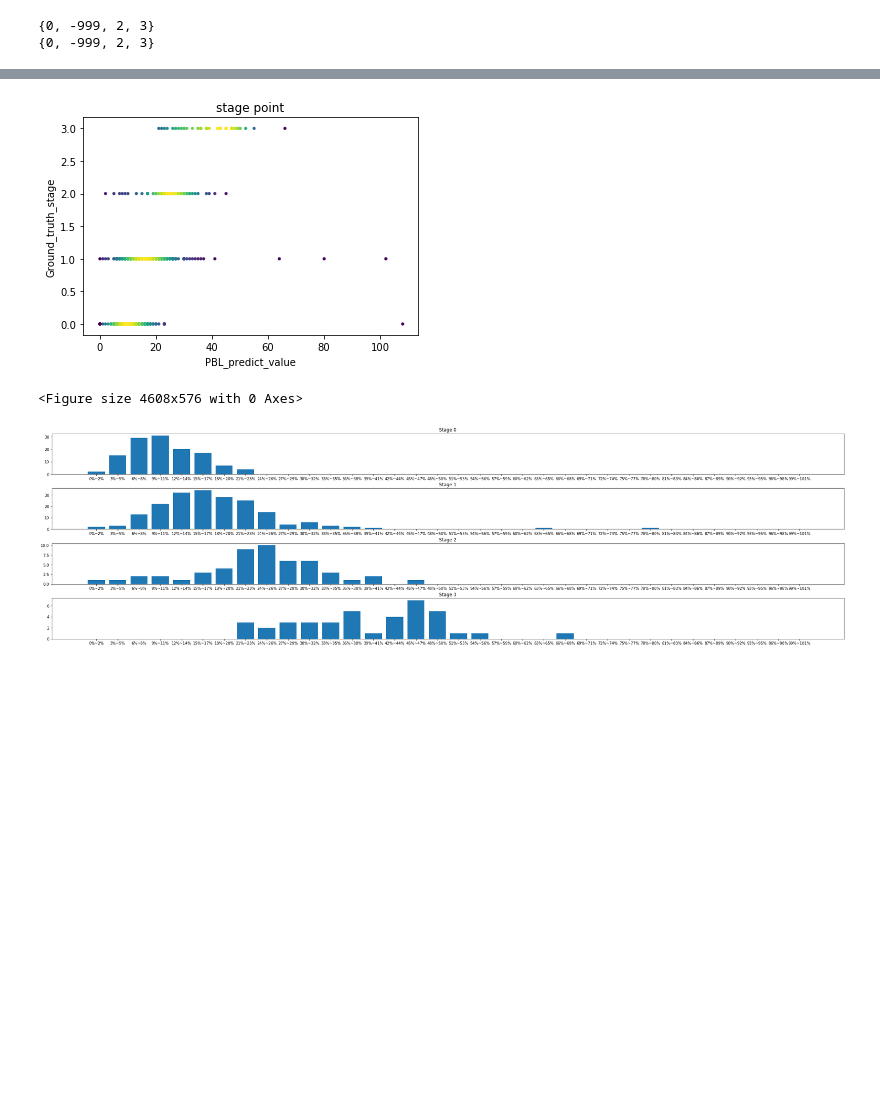
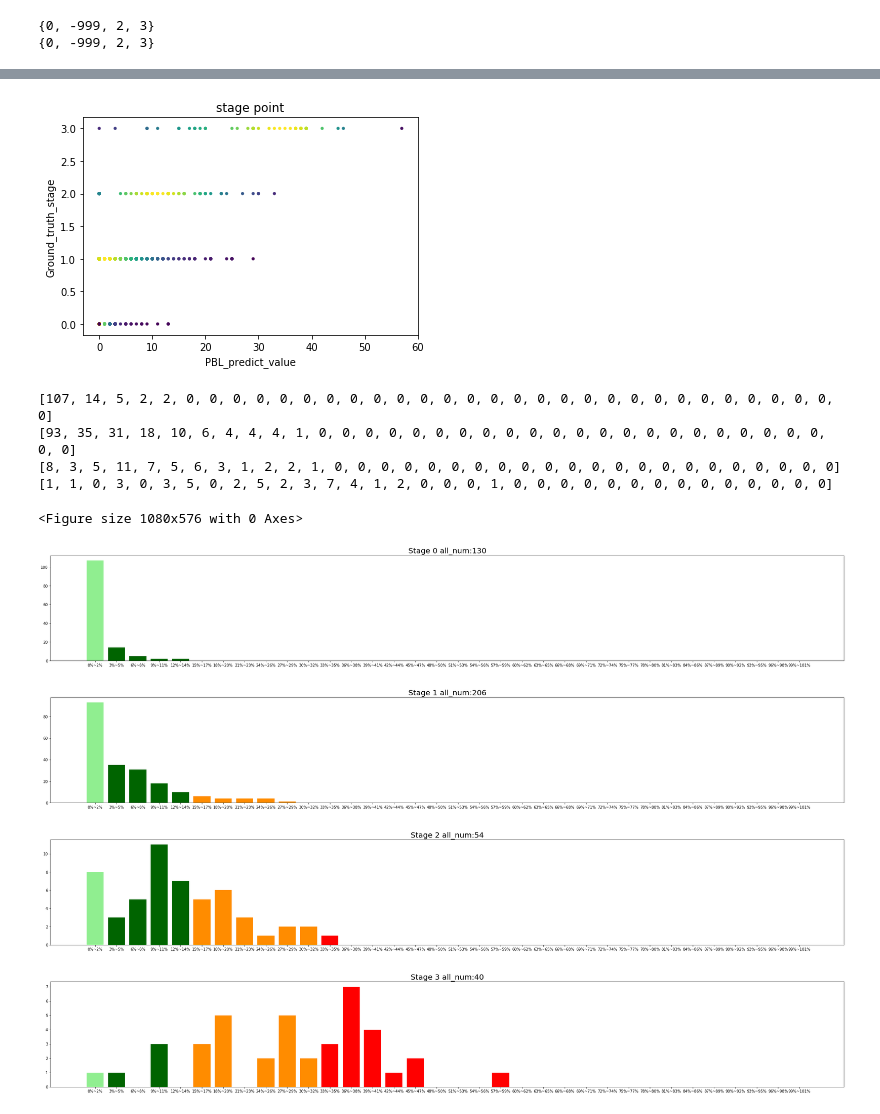
Before and after one commit to Jeff860530/PBL_Detection_Demo, a Jupyter notebook: Comparison_Result.ipynb, the cells around one changed output, grey strips where cells are left out. Saved outputs shown, nothing was run; the diff lists cells and outputs as text; code cells hidden in the pictures; blank space fills up the shorter version.

```diff
--- a/Comparison_Result.ipynb
+++ b/Comparison_Result.ipynb
@@ -60,12 +69,12 @@ count999 = 0
 
 for G,P in zip(Ground_truth_stage_list,PBL_predict_stage_list):
     Ground_truth_stage_list_clean.append(G)
-    if P == 'False':
+    if P == -999:
         PBL_predict_stage_list_clean.append(-999)
     else:
         PBL_predict_stage_list_clean.append(int(P))
 
-    if P!='False':
+    if P!=-999:
         if G==0 and int(P)==0:
             count0+=1
         elif G==1 and int(P)==1:
@@ -188,7 +196,7 @@ x_PBL_predict_PBL_value_list_clean = []
 count = 0
 
 for G,P in zip(Ground_truth_stage,PBL_predict_PBL_value):
-    if G == -999 or int(P)==0:
+    if G == -999 or int(P)==-999:
         pass
     else:
         y_Ground_truth_stage_list_clean.append(G)
@@ -307,65 +314,63 @@ plt.xlabel("PBL_predict_value")
 plt.ylabel("Ground_truth_stage")
 plt.show()
 # %% [output]
-[figure, old version]
+[figure, new version]
 # %%
 import matplotlib.pyplot as plt
 
+def stage_(i):
+    if i == 0:
+        return 0
+    elif i < 15:
+        return 1
+    elif i < 33:
+        return 2
+    elif i >= 33:
+        return 3
 
 def get_value_count(list_,min_,max_):
     count = 0
     for i in range(min_,max_+1):
         count = list_.count(i)+count
     return count
 
+dict_ = {0:'lightgreen',1:'darkgreen',2:'darkorange',3:'r',}
+color = [dict_[stage_(i*3)] for i in range(34)]
+
 x = ['{}%~{}%'.format(i*3,(i+1)*3-1) for i in range(34)]
+
 y0count = [ get_value_count(x0count,i*3,(i+1)*3-1) for i in range(34)]
 y1count = [ get_value_count(x1count,i*3,(i+1)*3-1) for i in range(34)]
 y2count = [ get_value_count(x2count,i*3,(i+1)*3-1) for i in range(34)]
 y3count = [ get_value_count(x3count,i*3,(i+1)*3-1) for i in range(34)]
 
-# fig = plt.figure(figsize=(25,12))
-# # Or equivalently, "plt.tight_layout()"
-# #plt.subplot(411)
-# fig, axes = plt.subplots(411)
-# plt.title('\n\nstage0')
-# plt.bar(x, y0count, label = 'class_a')
+fig = plt.figure(figsize=(15,8))
+fig, ax = plt.subplots(4, 1)
+ax[0].bar(x, y0count, color = color)
+ax[1].bar(x, y1count, color = color)
+ax[2].bar(x, y2count, color = color)
+ax[3].bar(x, y3count, color = color)
 
-# #plt.subplot(412)
-# fig, axes = plt.subplots(412)
-# plt.title('\n\nstage1')
-# plt.bar(x, y1count, label = 'class_a')
-
-# #plt.subplot(413)
-# fig, axes = plt.subplots(413)
-# plt.title('\n\nstage2')
-# plt.bar(x, y2count, label = 'class_a')
-
-# #plt.subplot(414)
-# fig, axes = plt.subplots(414)
-# plt.title('\n\nstage3')
-# plt.bar(x, y3count, label = 'class_a')
-# fig.tight_layout()
-# plt.show()
-
-fig = plt.figure(figsize=(64,8))
-fig, ax = plt.subplots(4, 1)
-ax[0].bar(x, y0count, label = 'class_a')
-ax[1].bar(x, y1count, label = 'class_a')
-ax[2].bar(x, y2count, label = 'class_a')
-ax[3].bar(x, y3count, label = 'class_a')
-
-ax[0].set_title("Stage 0")
-ax[1].set_title("Stage 1")
-ax[2].set_title("Stage 2")
-ax[3].set_title("Stage 3")
+ax[0].set_title("Stage 0 all_num:{}".format(sum(y0count)), fontsize=20)
+ax[1].set_title("Stage 1 all_num:{}".format(sum(y1count)), fontsize=20)
+ax[2].set_title("Stage 2 all_num:{}".format(sum(y2count)), fontsize=20)
+ax[3].set_title("Stage 3 all_num:{}".format(sum(y3count)), fontsize=20)
 
 plt.subplots_adjust(left=0.125,
                     bottom=0.1,
                     right=5,
-                    top=2,
+                    top=5,
                     wspace=8,
                     hspace=0.35)
+
+print(y0count)
+print(y1count)
+print(y2count)
+print(y3count)
 # %% [output]
-<Figure size 4608x576 with 0 Axes>
+[107, 14, 5, 2, 2, 0, 0, 0, 0, 0, 0, 0, 0, 0, 0, 0, 0, 0, 0, 0, 0, 0, 0, 0, 0, 0, 0, 0, 0, 0, 0, 0, 0, 0]
+[93, 35, 31, 18, 10, 6, 4, 4, 4, 1, 0, 0, 0, 0, 0, 0, 0, 0, 0, 0, 0, 0, 0, 0, 0, 0, 0, 0, 0, 0, 0, 0, 0, 0]
+[8, 3, 5, 11, 7, 5, 6, 3, 1, 2, 2, 1, 0, 0, 0, 0, 0, 0, 0, 0, 0, 0, 0, 0, 0, 0, 0, 0, 0, 0, 0, 0, 0, 0]
+[1, 1, 0, 3, 0, 3, 5, 0, 2, 5, 2, 3, 7, 4, 1, 2, 0, 0, 0, 1, 0, 0, 0, 0, 0, 0, 0, 0, 0, 0, 0, 0, 0, 0]
+<Figure size 1080x576 with 0 Axes>
-[figure, old version]
+[figure, new version]
```
Also changed, not shown: parts of 42 cells of this notebook, 1 other file.
